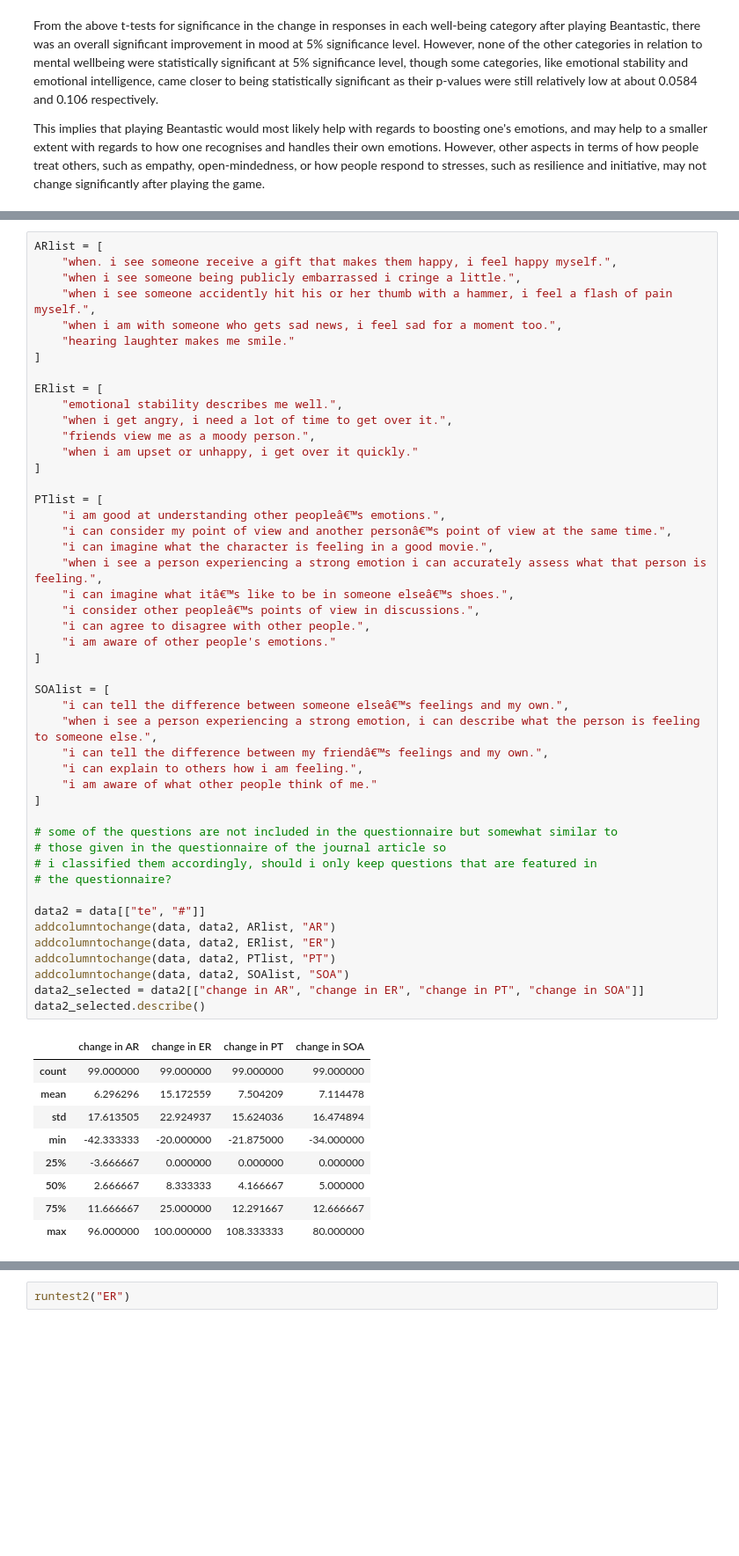
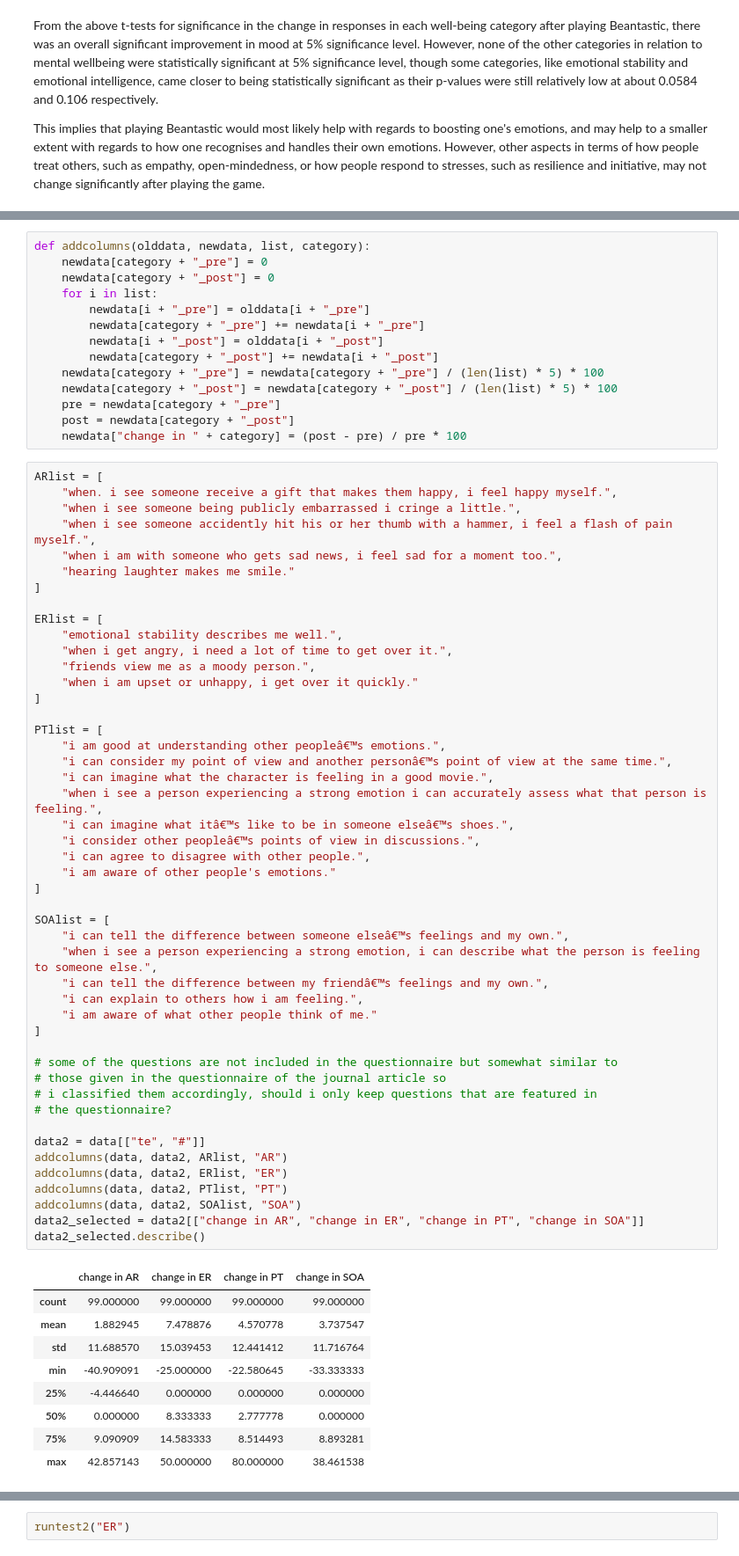
Before and after one commit to kohweien/growthbeans-projects, a Jupyter notebook: beantastic.ipynb, the cells around one changed output, grey strips where cells are left out. Shown at 88% size. Cells and saved outputs as stored; diff of their text form; blank space fills up the shorter version.

```diff
--- a/beantastic.ipynb
+++ b/beantastic.ipynb
@@ -171,3 +164,17 @@ def addcolumntochange(olddata, newdata, list, category):
+# %%
+def addcolumns(olddata, newdata, list, category):
+    newdata[category + "_pre"] = 0
+    newdata[category + "_post"] = 0
+    for i in list:
+        newdata[i + "_pre"] = olddata[i + "_pre"]
+        newdata[category + "_pre"] += newdata[i + "_pre"]
+        newdata[i + "_post"] = olddata[i + "_post"]
+        newdata[category + "_post"] += newdata[i + "_post"]
+    newdata[category + "_pre"] = newdata[category + "_pre"] / (len(list) * 5) * 100
+    newdata[category + "_post"] = newdata[category + "_post"] / (len(list) * 5) * 100
+    pre = newdata[category + "_pre"]
+    post = newdata[category + "_post"]
+    newdata["change in " + category] = (post - pre) / pre * 100
 # %%
 ARlist = [
     "when. i see someone receive a gift that makes them happy, i feel happy myself.",
@@ -187,44 +194,44 @@ ERlist = [
 PTlist = [
     "i am good at understanding other peopleâ€™s emotions.",
     "i can consider my point of view and another personâ€™s point of view at the same time.",
     "i can imagine what the character is feeling in a good movie.",
     "when i see a person experiencing a strong emotion i can accurately assess what that person is feeling.",
     "i can imagine what itâ€™s like to be in someone elseâ€™s shoes.",
     "i consider other peopleâ€™s points of view in discussions.",
     "i can agree to disagree with other people.",
     "i am aware of other people's emotions."
 ]
 
 SOAlist = [
     "i can tell the difference between someone elseâ€™s feelings and my own.",
     "when i see a person experiencing a strong emotion, i can describe what the person is feeling to someone else.",
     "i can tell the difference between my friendâ€™s feelings and my own.",
     "i can explain to others how i am feeling.",
     "i am aware of what other people think of me."
 ]
 
 # some of the questions are not included in the questionnaire but somewhat similar to
 # those given in the questionnaire of the journal article so
 # i classified them accordingly, should i only keep questions that are featured in
 # the questionnaire?
 
 data2 = data[["te", "#"]]
-addcolumntochange(data, data2, ARlist, "AR")
-addcolumntochange(data, data2, ERlist, "ER")
-addcolumntochange(data, data2, PTlist, "PT")
-addcolumntochange(data, data2, SOAlist, "SOA")
+addcolumns(data, data2, ARlist, "AR")
+addcolumns(data, data2, ERlist, "ER")
+addcolumns(data, data2, PTlist, "PT")
+addcolumns(data, data2, SOAlist, "SOA")
 data2_selected = data2[["change in AR", "change in ER", "change in PT", "change in SOA"]]
 data2_selected.describe()
 # %% [output]
 |  | change in AR | change in ER | change in PT | change in SOA |
 | count | 99.000000 | 99.000000 | 99.000000 | 99.000000 |
-| mean | 6.296296 | 15.172559 | 7.504209 | 7.114478 |
-| std | 17.613505 | 22.924937 | 15.624036 | 16.474894 |
-| min | -42.333333 | -20.000000 | -21.875000 | -34.000000 |
-| 25% | -3.666667 | 0.000000 | 0.000000 | 0.000000 |
-| 50% | 2.666667 | 8.333333 | 4.166667 | 5.000000 |
-| 75% | 11.666667 | 25.000000 | 12.291667 | 12.666667 |
-| max | 96.000000 | 100.000000 | 108.333333 | 80.000000 |
+| mean | 1.882945 | 7.478876 | 4.570778 | 3.737547 |
+| std | 11.688570 | 15.039453 | 12.441412 | 11.716764 |
+| min | -40.909091 | -25.000000 | -22.580645 | -33.333333 |
+| 25% | -4.446640 | 0.000000 | 0.000000 | 0.000000 |
+| 50% | 0.000000 | 8.333333 | 2.777778 | 0.000000 |
+| 75% | 9.090909 | 14.583333 | 8.514493 | 8.893281 |
+| max | 42.857143 | 50.000000 | 80.000000 | 38.461538 |
 # %%
 data2_selected.plot.box(figsize=(10, 8), rot=30, grid=True)
 # %% [output]
```
Also changed, not shown: parts of 39 cells of this notebook.
